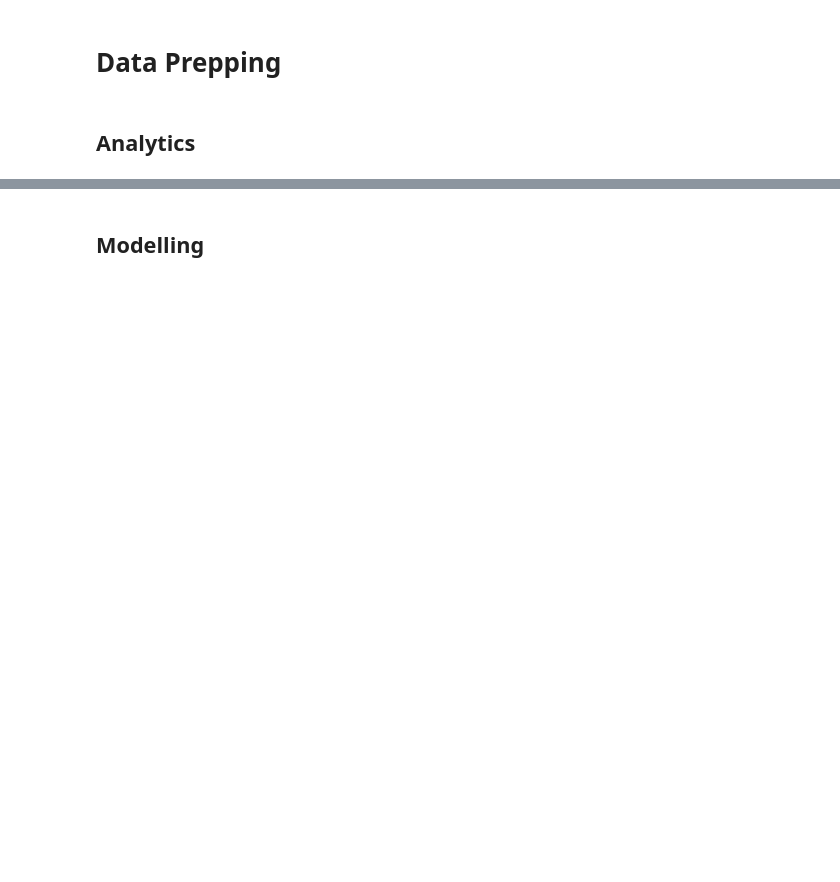
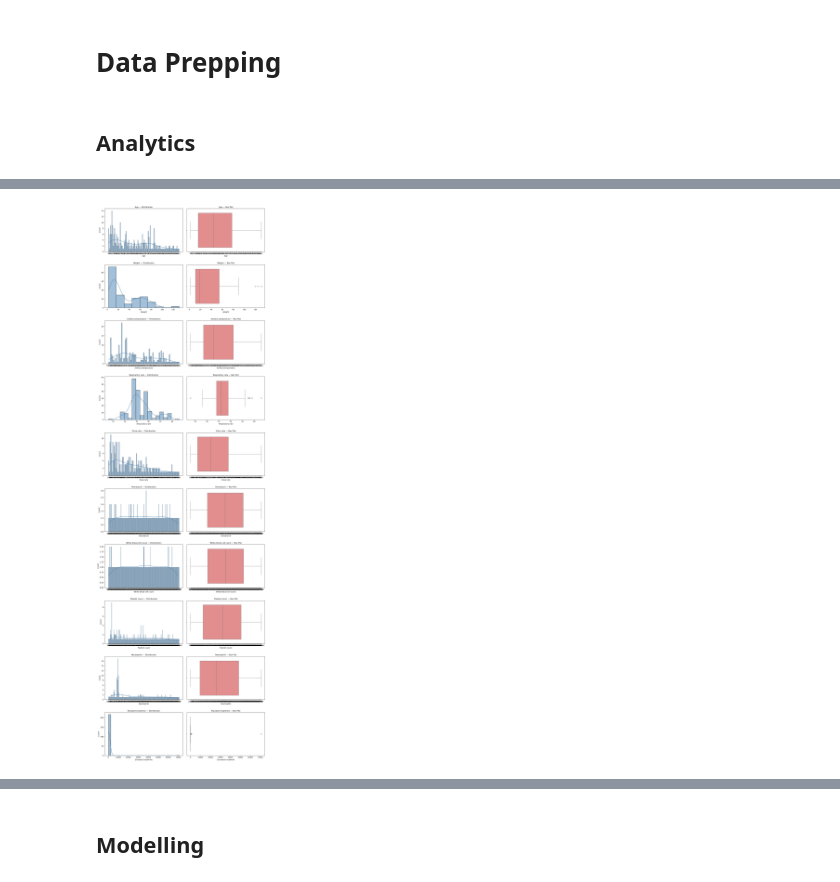
Before and after one commit to Briant-s/da_darksistem, a Jupyter notebook: v1.ipynb, the cells around one changed output, grey strips where cells are left out. Saved outputs shown, nothing was run; the diff lists cells and outputs as text; code cells hidden in the pictures; blank space fills up the shorter version.

```diff
--- a/v1.ipynb
+++ b/v1.ipynb
@@ -244,0 +314,21 @@ df_viz = df_clean.copy()
+# %%
+fig, axes = plt.subplots(len(CONTINUOUS_COLS), 2, figsize=(14, 4.5 * len(CONTINUOUS_COLS)))
+
+for i, col in enumerate(CONTINUOUS_COLS):
+    data = df[col].dropna()
+
+    sns.histplot(data, kde=True, ax=axes[i, 0], color='steelblue')
+    axes[i, 0].set_title(f'{col} — Distribution', fontsize=11)
+    # axes[i, 0].xaxis.set_major_locator(ticker.MaxNLocator(nbins=6))  # ← caps tick count
+    axes[i, 0].tick_params(axis='x', labelsize=9)
+
+    sns.boxplot(x=data, ax=axes[i, 1], color='lightcoral')
+    axes[i, 1].set_title(f'{col} — Box Plot', fontsize=11)
+    # axes[i, 1].xaxis.set_major_locator(ticker.MaxNLocator(nbins=6))  # ← caps tick count
+    axes[i, 1].tick_params(axis='x', labelsize=9)
+
+plt.tight_layout(pad=2.0, h_pad=3.0)
+plt.savefig('continuous_columns.png', dpi=150, bbox_inches='tight')
+plt.show()
+# %% [output]
+[figure, added]
```
Also changed, not shown: parts of 39 cells of this notebook, 7 other files.
